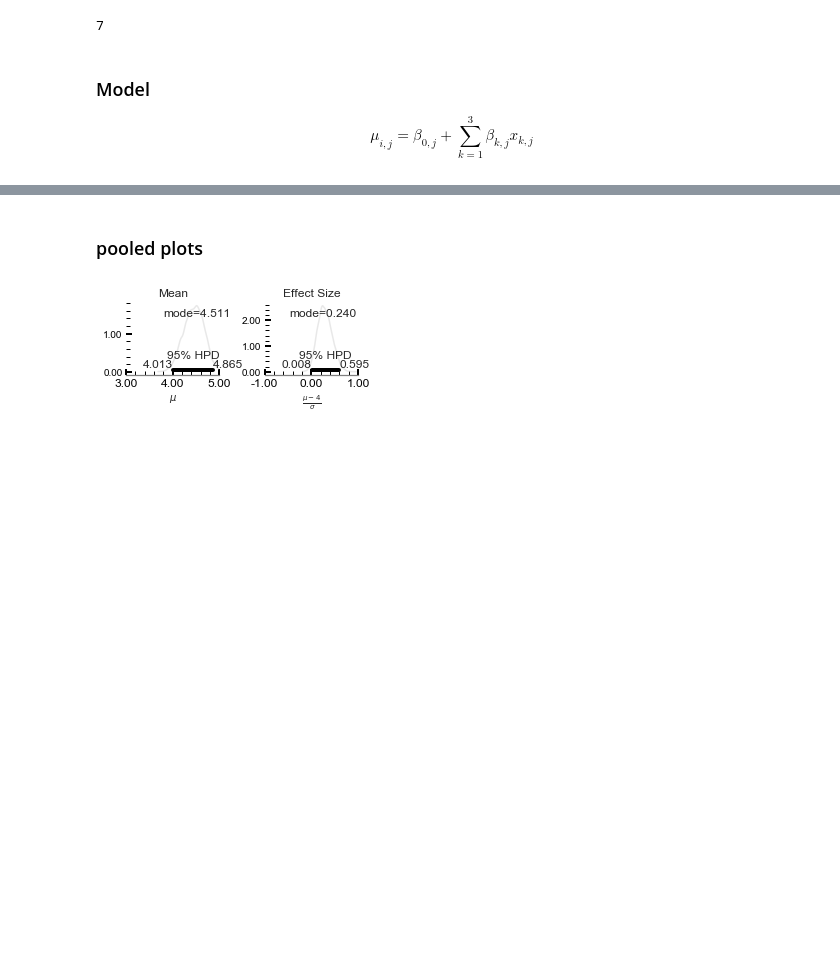
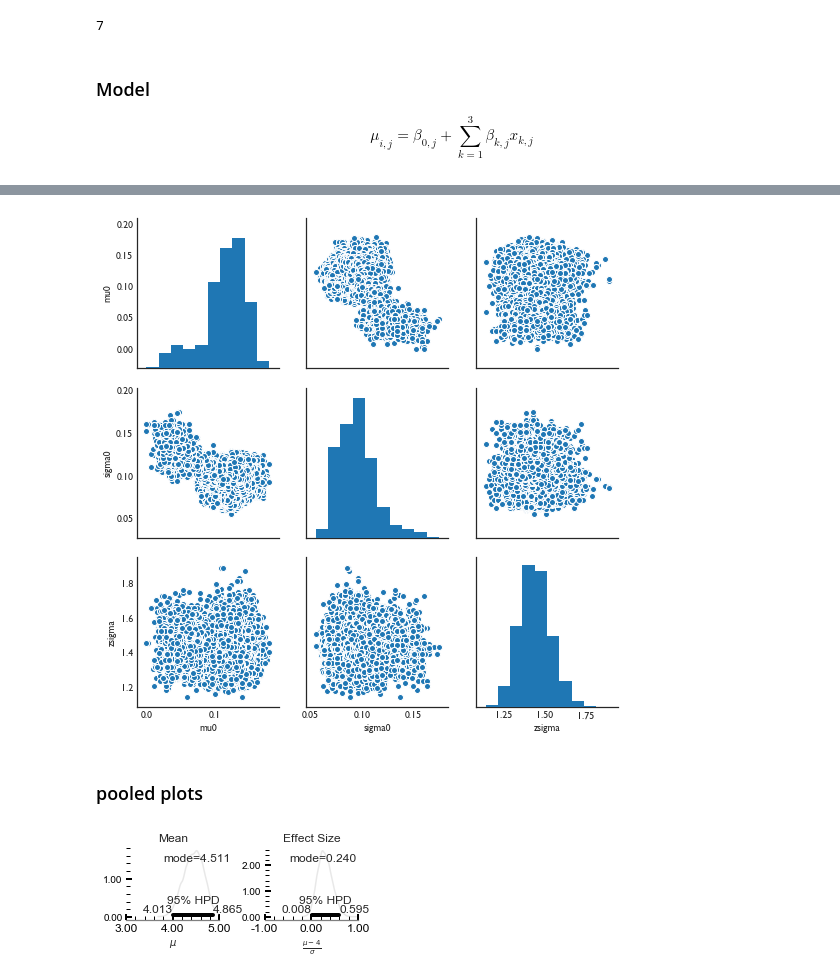
Before and after one commit to CrowdDynamicsLab/ComicPersuasion, a Jupyter notebook: Paper Draft/LaTeX/hari-code/ordinal_prediction_non-centered.ipynb, the cells around one changed output, grey strips where cells are left out. Cells and saved outputs as stored; diff of their text form; code cells hidden in the pictures; blank space fills up the shorter version.

```diff
--- a/Paper Draft/LaTeX/hari-code/ordinal_prediction_non-centered.ipynb
+++ b/Paper Draft/LaTeX/hari-code/ordinal_prediction_non-centered.ipynb
@@ -1127,4 +1209,9 @@ The gelman-rubin statistic is larger than 1.4 for some parameters. The sampler d
 The estimated number of effective samples is smaller than 200 for some parameters.
+# %%
+tracedf1 = pm.trace_to_dataframe(h_color_trace, varnames=['mu0',  'sigma0', 'zsigma'])
+g = sb.pairplot(tracedf1);
+# %% [output]
+[figure, added]
 # %% [markdown]
 ### pooled plots
 # %%
```
Also changed, not shown: parts of 8 cells of this notebook.
